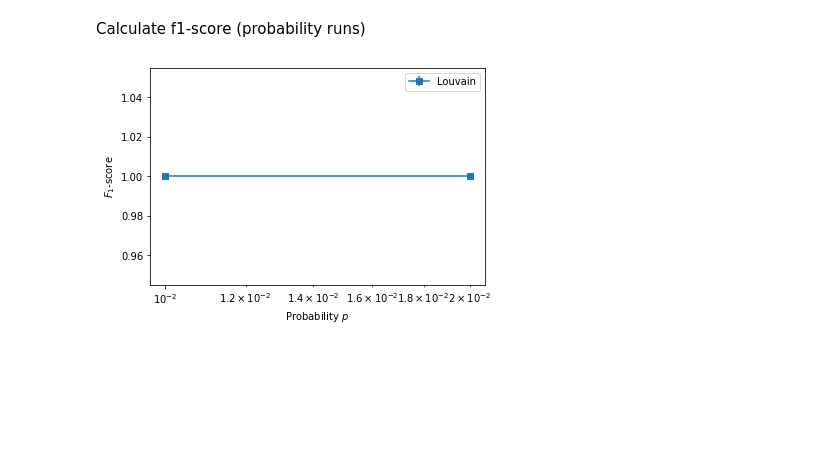
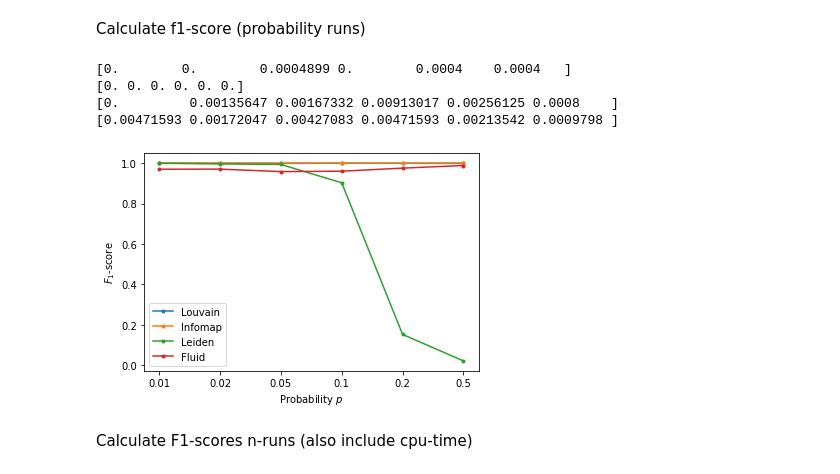
Before and after one commit to Jestmeister/SNACS, a Jupyter notebook: main.ipynb, the cells around one changed output. Drawn from its saved outputs; the diff is of its cells as text; code cells hidden in the pictures; blank space fills up the shorter version.

```diff
--- a/main.ipynb
+++ b/main.ipynb
@@ -53,8 +51,9 @@ for ind,pr_g in enumerate(pr_graphs):
         pr_f1_lv[ind,trial] = f1_score(ground_truth,pred)
 # %%
 #Infomap
-pr_f1_info = []
+pr_f1_info = np.zeros(shape=(len(pr_graphs),n_trials))
 for ind,pr_g in enumerate(pr_graphs):
-    cada_info = cada(pr_g, algorithm='infomap')
-    pred = cada_info.clf(n_inj)
-    pr_f1_info.append(f1_score(ground_truth,pred))
+    for trial in range(n_trials):
+        cada_info = cada(pr_g,algorithm='infomap')
+        pred = cada_info.clf(n_inj)
+        pr_f1_info[ind,trial] = f1_score(ground_truth,pred)
@@ -65,13 +60,44 @@ for ind,pr_g in enumerate(pr_graphs):
-# %%
-plt.figure()
-#plt.plot(p_ls,pr_f1_lv,'-s',c='tab:blue')
-#plt.plot(p_ls,pr_f1_info,'-s',c='tab:orange')
-plt.errorbar(p_ls,np.mean(pr_f1_lv,axis=1),fmt='-s',c='tab:blue',yerr=np.std(pr_f1_lv,axis=1))
-plt.xscale('log')
-plt.xlabel(r'Probability $p$')
-plt.ylabel(r'$F_1$-score')
-plt.legend(['Louvain','Infomap'])
-#plt.savefig('prob.png',bbox_inches='tight')
-plt.show()
-# %% [output]
-[figure, removed]
+# %%
+#Leiden
+pr_f1_leiden = np.zeros(shape=(len(pr_graphs),n_trials))
+for ind,pr_g in enumerate(pr_graphs):
+    for trial in range(n_trials):
+        cada_leiden = cada(pr_g,algorithm='leiden')
+        pred = cada_leiden.clf(n_inj)
+        pr_f1_leiden[ind,trial] = f1_score(ground_truth,pred)
+# %%
+#Fluid
+pr_f1_fluid = np.zeros(shape=(len(pr_graphs),n_trials))
+for ind,pr_g in enumerate(pr_graphs):
+    for trial in range(n_trials):
+        cada_fluid = cada(pr_g,algorithm='fluid')
+        pred = cada_fluid.clf(n_inj)
+        pr_f1_fluid[ind,trial] = f1_score(ground_truth,pred)
+# %%
+plt.figure()
+#plt.errorbar(var.p_ls.astype('str'),np.mean(pr_f1_lv,axis=1),marker='.',c='tab:blue',yerr=np.std(pr_f1_lv,axis=1))
+#plt.errorbar(var.p_ls.astype('str'),np.mean(pr_f1_info,axis=1),marker='.',c='tab:orange',yerr=np.std(pr_f1_info,axis=1))
+#plt.errorbar(var.p_ls.astype('str'),np.mean(pr_f1_leiden,axis=1),marker='.',c='tab:green',yerr=np.std(pr_f1_leiden,axis=1))
+#plt.errorbar(var.p_ls.astype('str'),np.mean(pr_f1_fluid,axis=1),marker='.',c='tab:red',yerr=np.std(pr_f1_fluid,axis=1))
+plt.plot(var.p_ls.astype('str'),np.mean(pr_f1_lv,axis=1),marker='.',c='tab:blue')
+print(np.std(pr_f1_lv,axis=1))
+plt.plot(var.p_ls.astype('str'),np.mean(pr_f1_info,axis=1),marker='.',c='tab:orange')
+print(np.std(pr_f1_info,axis=1))
+plt.plot(var.p_ls.astype('str'),np.mean(pr_f1_leiden,axis=1),marker='.',c='tab:green')
+print(np.std(pr_f1_leiden,axis=1))
+plt.plot(var.p_ls.astype('str'),np.mean(pr_f1_fluid,axis=1),marker='.',c='tab:red')
+print(np.std(pr_f1_fluid,axis=1))
+#plt.plot([1,2,3],[1,4,3],marker='.')
+plt.xlabel(r'Probability $p$')
+plt.ylabel(r'$F_1$-score')
+plt.legend(['Louvain','Infomap','Leiden','Fluid'])
+plt.savefig('prob_plt.png',bbox_inches='tight')
+plt.show()
+# %% [output]
+[0.        0.        0.0004899 0.        0.0004    0.0004   ]
+[0. 0. 0. 0. 0. 0.]
+[0.         0.00135647 0.00167332 0.00913017 0.00256125 0.0008    ]
+[0.00471593 0.00172047 0.00427083 0.00471593 0.00213542 0.0009798 ]
+[figure, added]
+# %% [markdown]
+Calculate F1-scores n-runs (also include cpu-time)
```
Also changed, not shown: parts of 13 cells of this notebook, 16 other files.
